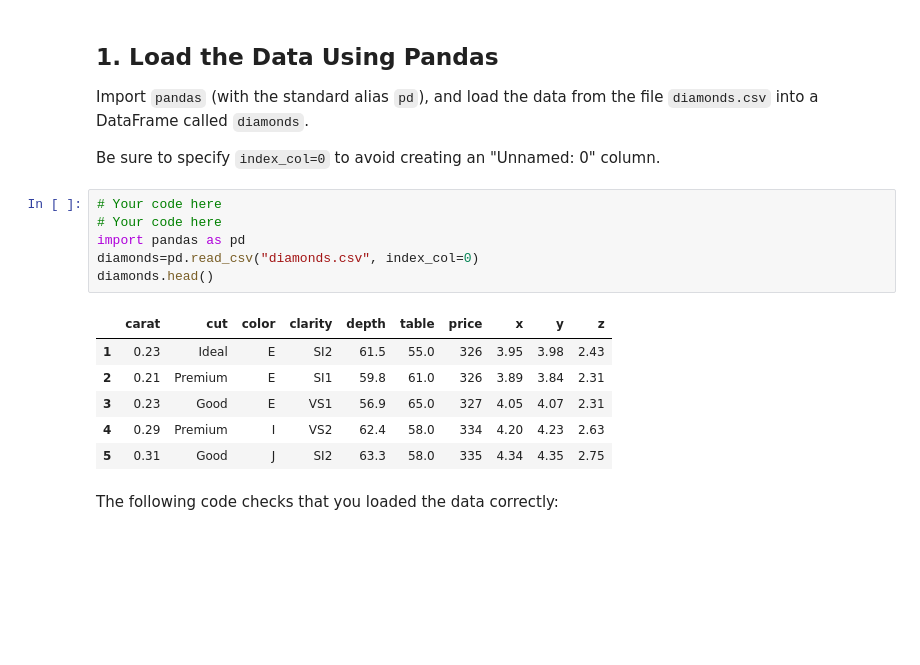
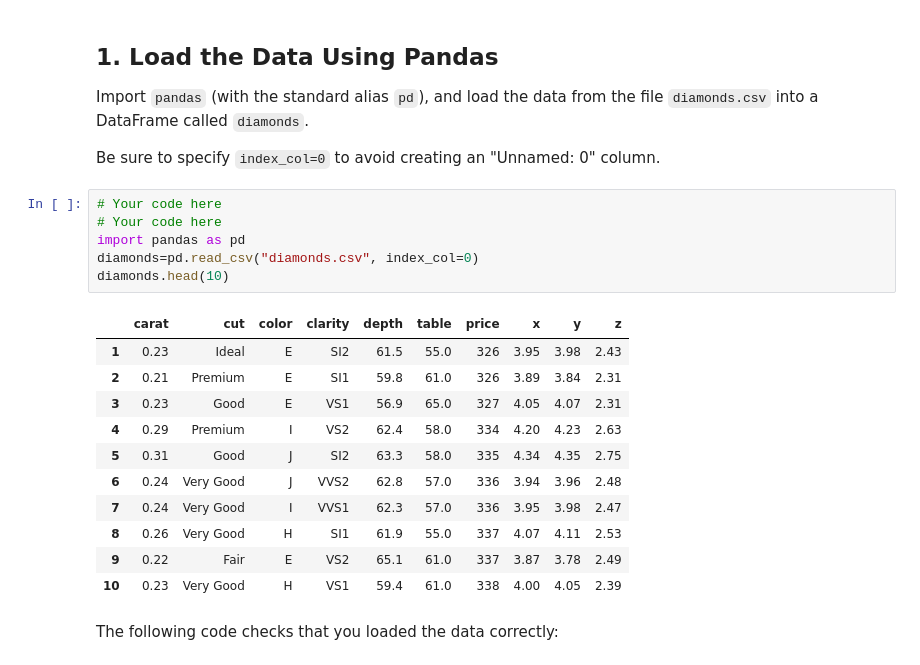
Before and after one commit to aggrey034/dsc-multiple-regression-cumulative-lab, a Jupyter notebook: index.ipynb, the cells around one changed output. Drawn from its saved outputs; the diff is of its cells as text; blank space fills up the shorter version.

```diff
--- a/index.ipynb
+++ b/index.ipynb
@@ -73,16 +73,21 @@ Be sure to specify `index_col=0` to avoid creating an "Unnamed: 0" column.
 # %%
 # Your code here
 # Your code here
 import pandas as pd
 diamonds=pd.read_csv("diamonds.csv", index_col=0)
-diamonds.head()
+diamonds.head(10)
 # %% [output]
 |  | carat | cut | color | clarity | depth | table | price | x | y | z |
 | 1 | 0.23 | Ideal | E | SI2 | 61.5 | 55.0 | 326 | 3.95 | 3.98 | 2.43 |
 | 2 | 0.21 | Premium | E | SI1 | 59.8 | 61.0 | 326 | 3.89 | 3.84 | 2.31 |
 | 3 | 0.23 | Good | E | VS1 | 56.9 | 65.0 | 327 | 4.05 | 4.07 | 2.31 |
 | 4 | 0.29 | Premium | I | VS2 | 62.4 | 58.0 | 334 | 4.20 | 4.23 | 2.63 |
 | 5 | 0.31 | Good | J | SI2 | 63.3 | 58.0 | 335 | 4.34 | 4.35 | 2.75 |
+| 6 | 0.24 | Very Good | J | VVS2 | 62.8 | 57.0 | 336 | 3.94 | 3.96 | 2.48 |
+| 7 | 0.24 | Very Good | I | VVS1 | 62.3 | 57.0 | 336 | 3.95 | 3.98 | 2.47 |
+| 8 | 0.26 | Very Good | H | SI1 | 61.9 | 55.0 | 337 | 4.07 | 4.11 | 2.53 |
+| 9 | 0.22 | Fair | E | VS2 | 65.1 | 61.0 | 337 | 3.87 | 3.78 | 2.49 |
+| 10 | 0.23 | Very Good | H | VS1 | 59.4 | 61.0 | 338 | 4.00 | 4.05 | 2.39 |
 # %% [markdown]
 The following code checks that you loaded the data correctly:
 # %%
```
